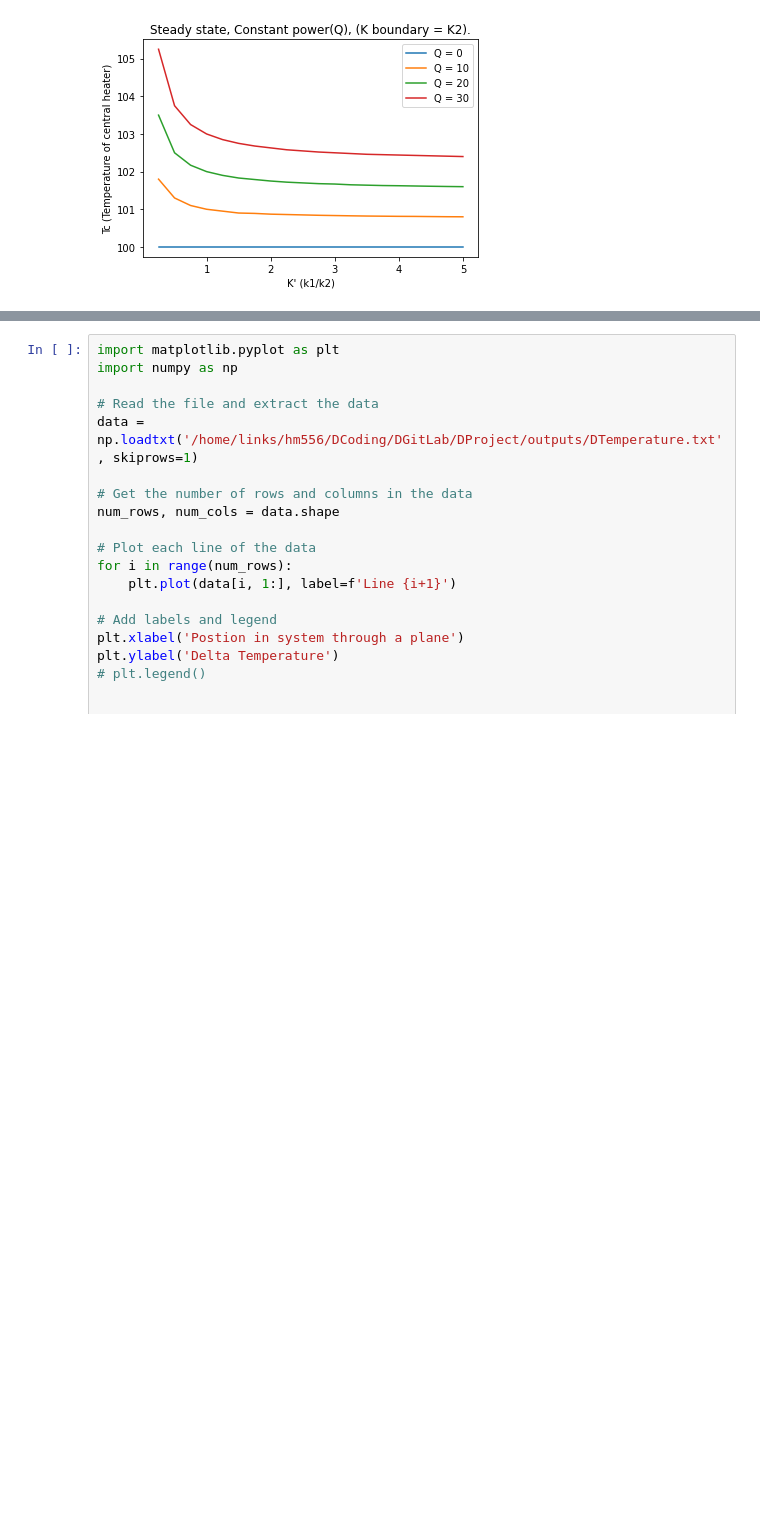
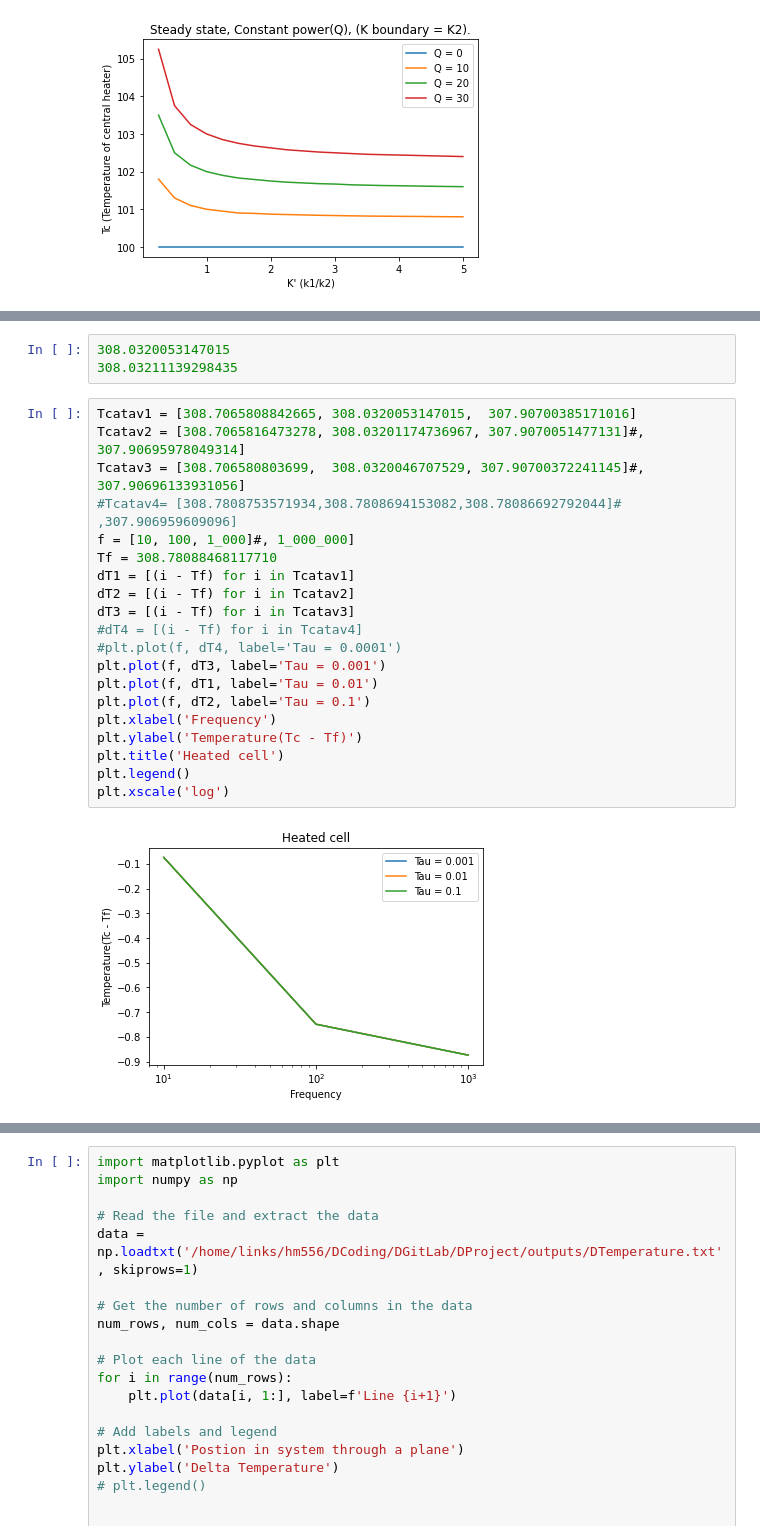
Before and after one commit to ExeQuantCode/HeatFlow, a Jupyter notebook: Plotting.ipynb, the cells around one changed output, grey strips where cells are left out. Cells and saved outputs as stored; diff of their text form; blank space fills up the shorter version.

```diff
--- a/Plotting.ipynb
+++ b/Plotting.ipynb
@@ -183,0 +263,25 @@ plt.show()
+# %%
+308.0320053147015
+308.03211139298435
+# %%
+Tcatav1 = [308.7065808842665, 308.0320053147015,  307.90700385171016]
+Tcatav2 = [308.7065816473278, 308.03201174736967, 307.9070051477131]#, 307.90695978049314]
+Tcatav3 = [308.706580803699,  308.0320046707529, 307.90700372241145]#, 307.90696133931056]
+#Tcatav4= [308.7808753571934,308.7808694153082,308.78086692792044]# ,307.906959609096]
+f = [10, 100, 1_000]#, 1_000_000]
+Tf = 308.78088468117710
+dT1 = [(i - Tf) for i in Tcatav1]
+dT2 = [(i - Tf) for i in Tcatav2]
+dT3 = [(i - Tf) for i in Tcatav3]
+#dT4 = [(i - Tf) for i in Tcatav4]
+#plt.plot(f, dT4, label='Tau = 0.0001')
+plt.plot(f, dT3, label='Tau = 0.001')
+plt.plot(f, dT1, label='Tau = 0.01')
+plt.plot(f, dT2, label='Tau = 0.1')
+plt.xlabel('Frequency')
+plt.ylabel('Temperature(Tc - Tf)')
+plt.title('Heated cell')
+plt.legend()
+plt.xscale('log')
+# %% [output]
+[figure, added]
```
Also changed, not shown: parts of 8 cells of this notebook, 13 other files.
